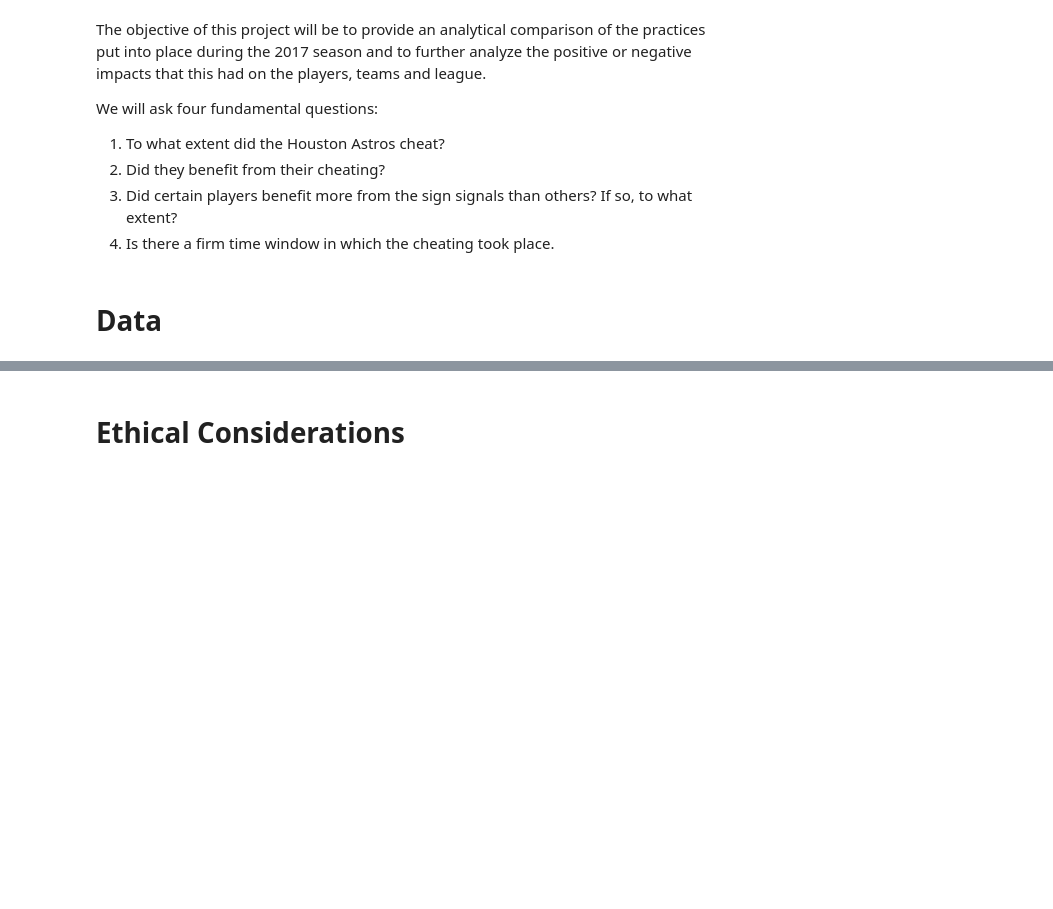
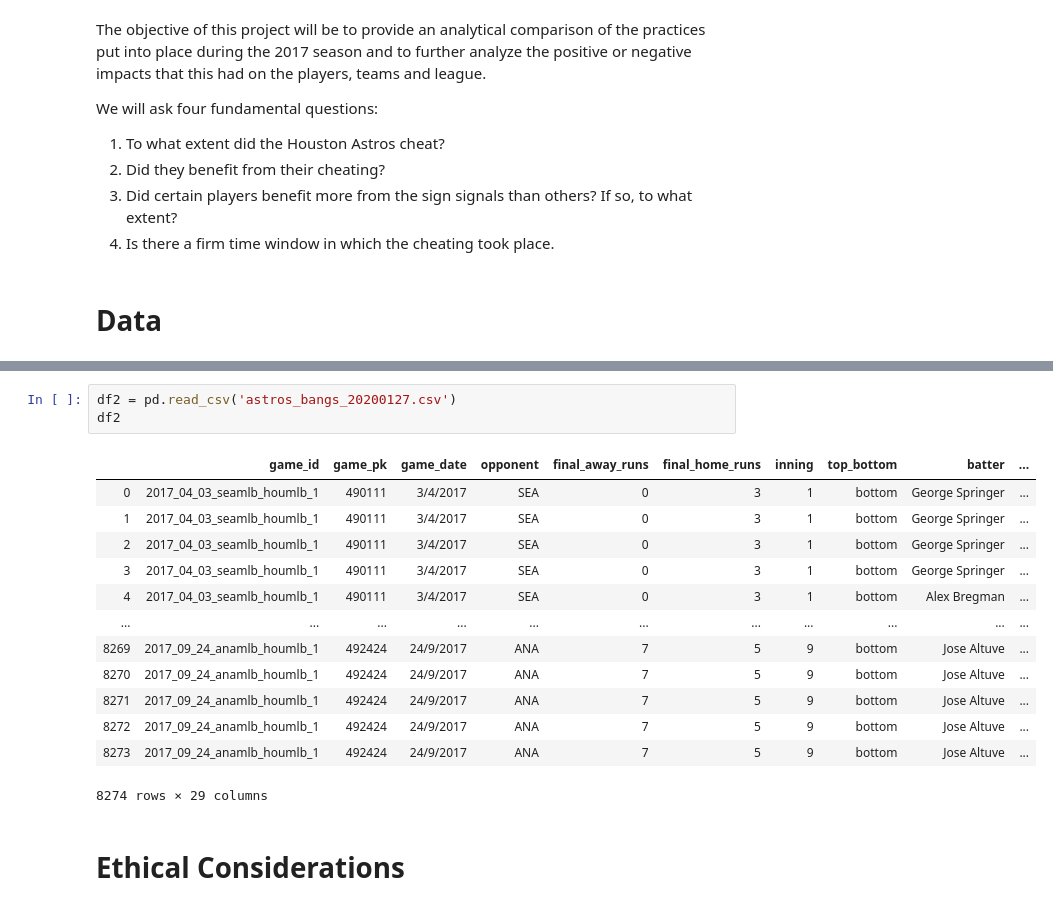
Before and after one commit to nicholas-greger/astros-project, a Jupyter notebook: Proposal.ipynb, the cells around one changed output, grey strips where cells are left out. Cells and saved outputs as stored; diff of their text form; blank space fills up the shorter version.

```diff
--- a/Proposal.ipynb
+++ b/Proposal.ipynb
@@ -42,3 +60,20 @@ Compare RBI, HR, Bat. Ave., OBP, OPS, Finish to see how/if the sign stealing mad
+# %%
+df2 = pd.read_csv('astros_bangs_20200127.csv')
+df2
+# %% [output]
+|  | game_id | game_pk | game_date | opponent | final_away_runs | final_home_runs | inning | top_bottom | batter | ... |
+| 0 | 2017_04_03_seamlb_houmlb_1 | 490111 | 3/4/2017 | SEA | 0 | 3 | 1 | bottom | George Springer | ... |
+| 1 | 2017_04_03_seamlb_houmlb_1 | 490111 | 3/4/2017 | SEA | 0 | 3 | 1 | bottom | George Springer | ... |
+| 2 | 2017_04_03_seamlb_houmlb_1 | 490111 | 3/4/2017 | SEA | 0 | 3 | 1 | bottom | George Springer | ... |
+| 3 | 2017_04_03_seamlb_houmlb_1 | 490111 | 3/4/2017 | SEA | 0 | 3 | 1 | bottom | George Springer | ... |
+| 4 | 2017_04_03_seamlb_houmlb_1 | 490111 | 3/4/2017 | SEA | 0 | 3 | 1 | bottom | Alex Bregman | ... |
+| ... | ... | ... | ... | ... | ... | ... | ... | ... | ... | ... |
+| 8269 | 2017_09_24_anamlb_houmlb_1 | 492424 | 24/9/2017 | ANA | 7 | 5 | 9 | bottom | Jose Altuve | ... |
+| 8270 | 2017_09_24_anamlb_houmlb_1 | 492424 | 24/9/2017 | ANA | 7 | 5 | 9 | bottom | Jose Altuve | ... |
+| 8271 | 2017_09_24_anamlb_houmlb_1 | 492424 | 24/9/2017 | ANA | 7 | 5 | 9 | bottom | Jose Altuve | ... |
+| 8272 | 2017_09_24_anamlb_houmlb_1 | 492424 | 24/9/2017 | ANA | 7 | 5 | 9 | bottom | Jose Altuve | ... |
+| 8273 | 2017_09_24_anamlb_houmlb_1 | 492424 | 24/9/2017 | ANA | 7 | 5 | 9 | bottom | Jose Altuve | ... |
+8274 rows × 29 columns
 # %% [markdown]
 # Ethical Considerations
 # %% [markdown]
```
Also changed, not shown: parts of 6 cells of this notebook, 3 other files.
